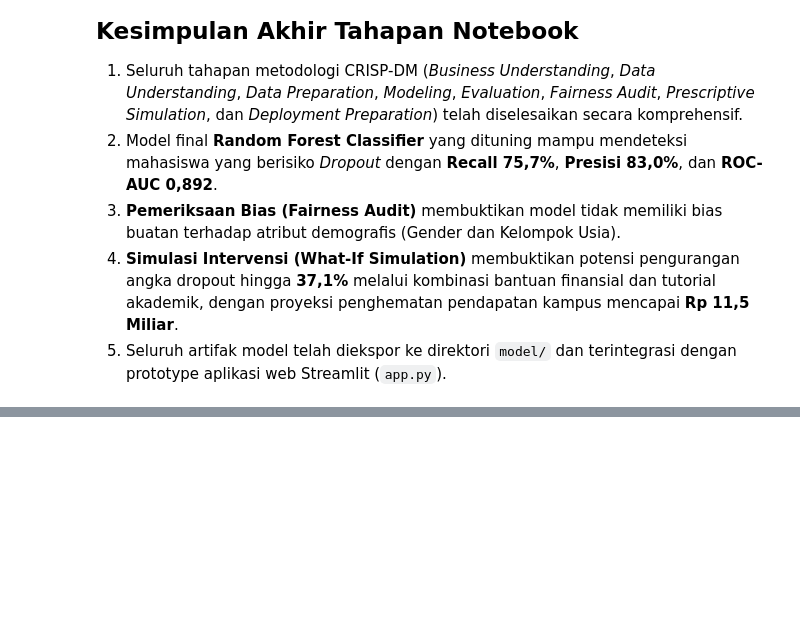
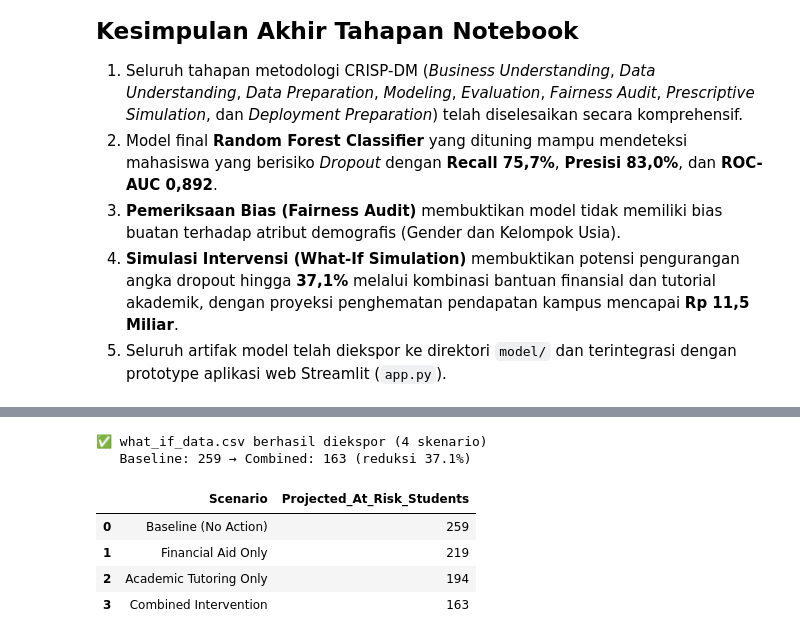
Before and after one commit to dawooodd/Penerapan-Data-Science-2, a Jupyter notebook: notebook.ipynb, the cells around one changed output, grey strips where cells are left out. Saved outputs shown, nothing was run; the diff lists cells and outputs as text; code cells hidden in the pictures; blank space fills up the shorter version.

```diff
--- a/notebook.ipynb
+++ b/notebook.ipynb
@@ -1158,0 +1249,28 @@ Verifikasi sukses! Contoh prediksi 5 data uji: ['Graduate', 'Graduate', 'Dropout
+# %%
+# ============================================================
+# 9.3 TASK 3: Export What-If Simulation Data (what_if_data.csv)
+# ============================================================
+
+# Menggunakan variabel hasil simulasi yang sudah tersedia dari Section 7:
+# total_dropouts_baseline, dropouts_fin, dropouts_acad, dropouts_all
+
+what_if_export_df = pd.DataFrame([
+    {'Scenario': 'Baseline (No Action)',       'Projected_At_Risk_Students': int(total_dropouts_baseline)},
+    {'Scenario': 'Financial Aid Only',          'Projected_At_Risk_Students': int(dropouts_fin)},
+    {'Scenario': 'Academic Tutoring Only',      'Projected_At_Risk_Students': int(dropouts_acad)},
+    {'Scenario': 'Combined Intervention',       'Projected_At_Risk_Students': int(dropouts_all)},
+])
+
+# Ekspor ke CSV
+what_if_export_df.to_csv('what_if_data.csv', index=False, encoding='utf-8-sig')
+print(f"✅ what_if_data.csv berhasil diekspor ({what_if_export_df.shape[0]} skenario)")
+print(f"   Baseline: {int(total_dropouts_baseline)} → Combined: {int(dropouts_all)} (reduksi {round((total_dropouts_baseline - dropouts_all) / total_dropouts_baseline * 100, 1)}%)")
+what_if_export_df
+# %% [output]
+✅ what_if_data.csv berhasil diekspor (4 skenario)
+   Baseline: 259 → Combined: 163 (reduksi 37.1%)
+|  | Scenario | Projected_At_Risk_Students |
+| 0 | Baseline (No Action) | 259 |
+| 1 | Financial Aid Only | 219 |
+| 2 | Academic Tutoring Only | 194 |
+| 3 | Combined Intervention | 163 |
```
Also changed, not shown: parts of 5 cells of this notebook, 5 other files.
